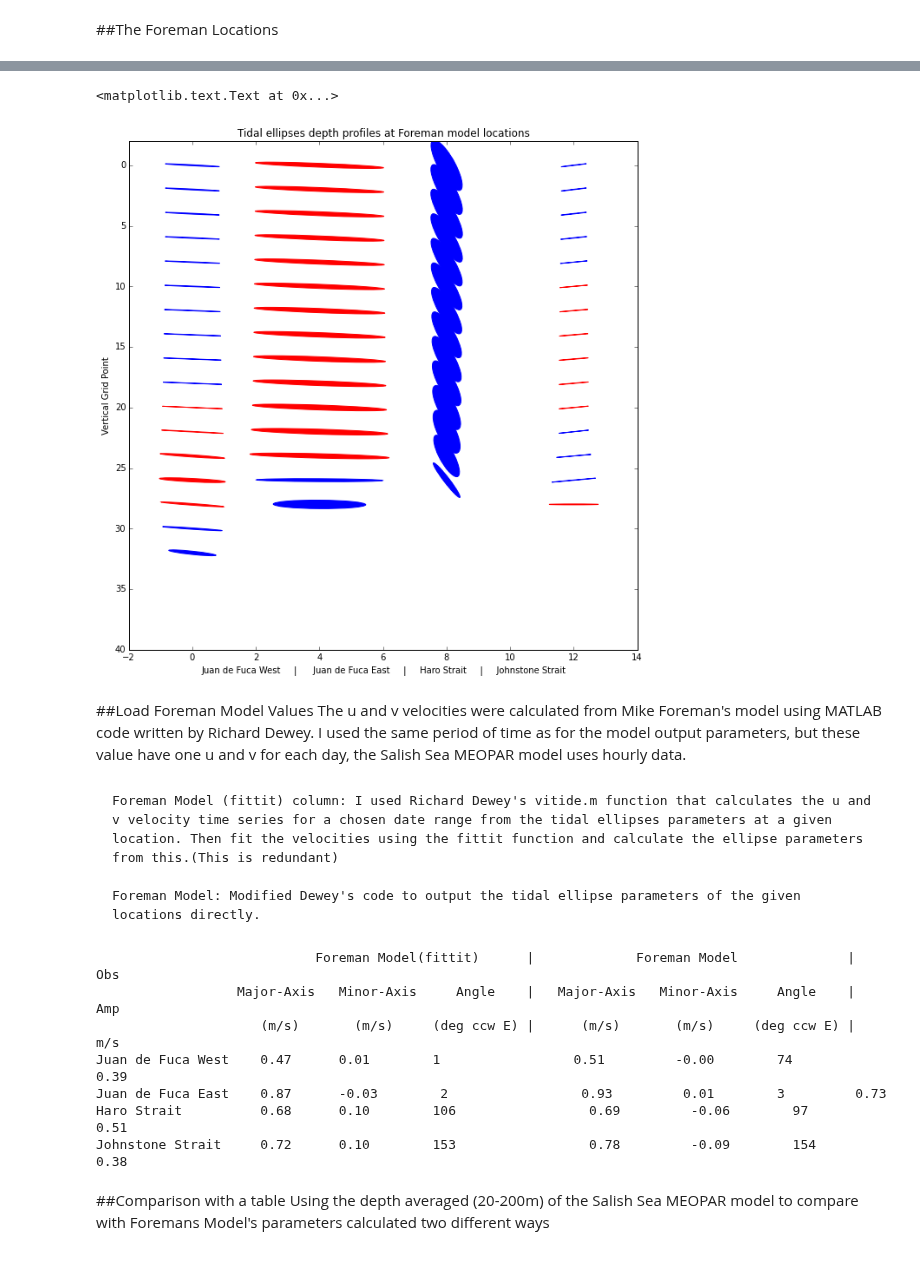
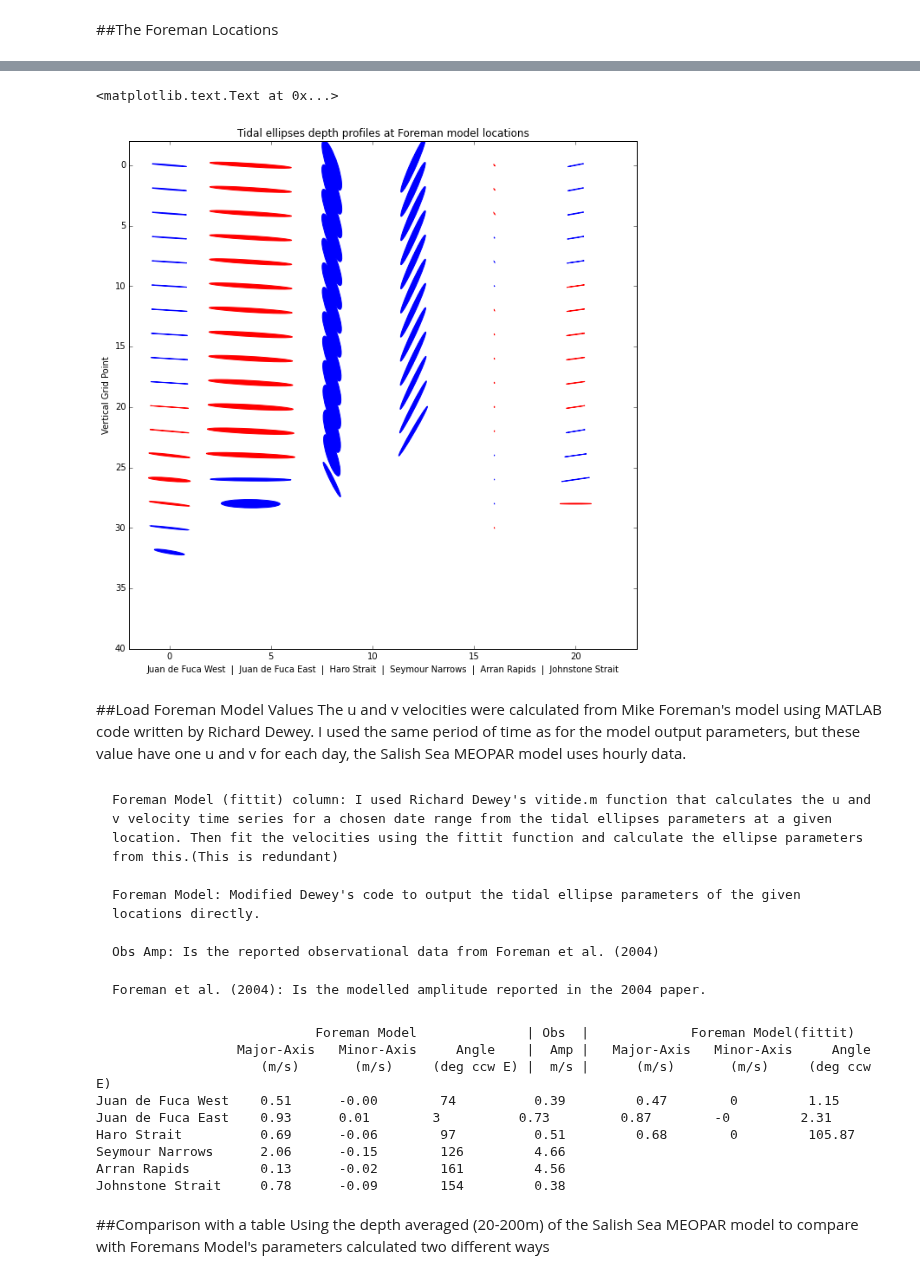
Before and after one commit to SalishSeaCast/analysis, a Jupyter notebook: Muriel/EllipsesCompaisonswithForemanModel.ipynb, the cells around one changed output, grey strips where cells are left out. Saved outputs shown, nothing was run; the diff lists cells and outputs as text; code cells hidden in the pictures.

```diff
--- a/Muriel/EllipsesCompaisonswithForemanModel.ipynb
+++ b/Muriel/EllipsesCompaisonswithForemanModel.ipynb
@@ -29,20 +29,20 @@ bathy = grid_B.variables['Bathymetry'][:,:]
 7 months of data takes a long time to compile therefore the paramters have been saved into files in this [notebook](http://nbviewer.ipython.org/urls/bitbucket.org/salishsea/analysis/raw/tip/Muriel/SaveTidalParameters.ipynb). In the cells below we will load the ellipse parameters into a matrix with all the M2 and K1 parameters at Haro Strait, Juan de Fuca West and Eastm Johnstone Strait and at Arran Rapids.
 # %%
 to = datetime.datetime(2014,11,26)
-tf = datetime.datetime(2015, 6, 24)
+tf = datetime.datetime(2015, 6, 29)
 
 t_o = to.strftime('%d%b%y').lower()
 t_f = tf.strftime('%d%b%y').lower()
 
-loc = ['JuanW', 'JuanE', 'Haro', 'JS']
-count = np.arange(0,5)
-params = np.zeros((4,39,5))
-params_av = np.zeros((4,8))
+loc = ['JuanW', 'JuanE', 'Haro','SN','AR', 'JS']
+count = np.arange(0,6)
+params = np.zeros((6,39,5))
+params_av = np.zeros((6,8))
 cols=np.arange(0,5)
 
 for i,j in zip(loc,count):
     runname1 = '{}_{}_{}'.format(t_o, t_f, i)
-    runname2 = '{}_{}_{}_depav(20-200)'.format(t_o, t_f, i)
+    runname2 = '{}_{}_{}_depav(0-400)'.format(t_o, t_f, i)
     df1 = pd.read_csv(runname1+'.csv', usecols=cols)
     df2 = pd.read_csv(runname2+'.csv', index_col=False)
     params[j,:,:] = df1.as_matrix()
@@ -66,6 +62,14 @@ jJW=408
 iJE = 151
 jJE = 275
 
+#Seymour Narrows -- NOTE = Modified location to enable the tidal ellipse analysis
+iSN = 119
+jSN = 772
+
+#Arran Rapids -- NOTE = Modified location to enable the tidal ellipse analysis
+iAR = 191
+jAR = 813
+
 #Johnstone Strait
 iJS = 58
 jJS = 885
@@ -87,14 +91,13 @@ for q in np.arange(jmin-ex,jmax+ex):
     for l in np.arange(imin-ex,imax+ex):
         k[q,l] = q*np.cos(phi*np.pi/180.)+l*np.sin(phi*np.pi/180.)
         m[q,l] = -q*np.sin(phi*np.pi/180.)+l*np.cos(phi*np.pi/180.)
-scale = 100
-dep=10
+scale = 200
 
 #Making the ellipse for the Central node
 
-count = np.arange(0,4)
-i = (iJW, iJE, iH, iJS)
-j = (jJW, jJE, jH, jJS)
+count = np.arange(0,6)
+i = (iJW, iJE, iH, iSN, iAR, iJS)
+j = (jJW, jJE, jH, jSN, jAR, jJS)
 
 for loc, i, j in zip(count, i ,j):
     if params_av[loc,1] > 0:
@@ -143,30 +146,30 @@ red is clockwise
 # %%
 fig = plt.figure(figsize=(10.5,10.5))
 ax = fig.add_subplot(111)
 scale = 5
 interval = 2
 
-for loc in np.arange(0,4):
+for loc in np.arange(0,6):
     for dep in np.arange(0,40,interval):
         if params[loc,dep,2] > 0:
             thec = 'b'
         else:
             thec = 'r'
         ells = Ellipse(xy=(loc*4,dep), width=scale*params[loc,dep,1],
                             height=scale*params[loc,dep,2], angle=params[loc,dep,3],
                             color=thec)
         ax.add_artist(ells)
         ells.set_facecolor(thec)
 
 ax.set_ylim(-2,40)
 ax.invert_yaxis()
-ax.set_xlim(-2,14)
+ax.set_xlim(-2,23)
 ax.set_title('Tidal ellipses depth profiles at Foreman model locations')
 ax.set_ylabel('Vertical Grid Point')
-ax.set_xlabel('Juan de Fuca West     |      Juan de Fuca East     |     Haro Strait     |     Johnstone Strait ')
+ax.set_xlabel('Juan de Fuca West  |  Juan de Fuca East  |  Haro Strait  |  Seymour Narrows  |  Arran Rapids  |  Johnstone Strait')
 # %% [output]
 <matplotlib.text.Text at 0x...>
-[figure, old version]
+[figure, new version]
 # %% [markdown]
 ##Load Foreman Model Values
 The u and v velocities were calculated from Mike Foreman's model using MATLAB code written by Richard Dewey.
@@ -198,22 +201,32 @@ obs_pha = [294, 304, 312, 88]
     Foreman Model (fittit) column: I used Richard Dewey's vitide.m function that calculates the u and v velocity time series for a chosen date range from the tidal ellipses parameters at a given location. Then fit the velocities using the fittit function and calculate the ellipse parameters from this.(This is redundant)
 
     Foreman Model: Modified Dewey's code to output the tidal ellipse parameters of the given locations directly.
+
+    Obs Amp: Is the reported observational data from Foreman et al. (2004)
+
+    Foreman et al. (2004): Is the modelled amplitude reported in the 2004 paper.
 # %%
-print "                            Foreman Model(fittit)      |             Foreman Model              |   Obs"
-print "                  Major-Axis   Minor-Axis     Angle    |   Major-Axis   Minor-Axis     Angle    |  Amp"
-print "                     (m/s)       (m/s)     (deg ccw E) |      (m/s)       (m/s)     (deg ccw E) |  m/s"
+print "                            Foreman Model              | Obs  |             Foreman Model(fittit)      "
+print "                  Major-Axis   Minor-Axis     Angle    |  Amp |   Major-Axis   Minor-Axis     Angle    "
+print "                     (m/s)       (m/s)     (deg ccw E) |  m/s |      (m/s)       (m/s)     (deg ccw E) "
 
 for name, i in zip(loc, k):
-    print '%-20s {0:.2f}      {1:.2f}        {2:.0f}                 {3:.2f}         {4:.2f}        {5:.0f}         {6:.2f}'.format(
-              params_f[i,0], params_f[i,1], params_f[i,2], param_mat[i,0], param_mat[i,1], param_mat[i,2], obs_amp[i]) %name
+    if params_f[i,0] ==0:
+        print '%-20s {0:.2f}      {1:.2f}        {2:.0f}         {3:.2f}  '.format(
+            param_mat[i,0], param_mat[i,1], param_mat[i,2], obs_amp[i]) %name
+    else:
+        print '%-20s {0:.2f}      {1:.2f}        {2:.0f}          {3:.2f}         {4:.2f}        {5:.0f}         {6:.2f}'.format(
+               param_mat[i,0], param_mat[i,1], param_mat[i,2], obs_amp[i], params_f[i,0], params_f[i,1], params_f[i,2]) %name
 # %% [output]
-                            Foreman Model(fittit)      |             Foreman Model              |   Obs
-                  Major-Axis   Minor-Axis     Angle    |   Major-Axis   Minor-Axis     Angle    |  Amp
-                     (m/s)       (m/s)     (deg ccw E) |      (m/s)       (m/s)     (deg ccw E) |  m/s
-Juan de Fuca West    0.47      0.01        1                 0.51         -0.00        74         0.39
-Juan de Fuca East    0.87      -0.03        2                 0.93         0.01        3         0.73
-Haro Strait          0.68      0.10        106                 0.69         -0.06        97         0.51
-Johnstone Strait     0.72      0.10        153                 0.78         -0.09        154         0.38
+                            Foreman Model              | Obs  |             Foreman Model(fittit)
+                  Major-Axis   Minor-Axis     Angle    |  Amp |   Major-Axis   Minor-Axis     Angle
+                     (m/s)       (m/s)     (deg ccw E) |  m/s |      (m/s)       (m/s)     (deg ccw E)
+Juan de Fuca West    0.51      -0.00        74          0.39         0.47        0         1.15
+Juan de Fuca East    0.93      0.01        3          0.73         0.87        -0         2.31
+Haro Strait          0.69      -0.06        97          0.51         0.68        0         105.87
+Seymour Narrows      2.06      -0.15        126         4.66
+Arran Rapids         0.13      -0.02        161         4.56
+Johnstone Strait     0.78      -0.09        154         0.38
 # %% [markdown]
 ##Comparison with a table
 Using the depth averaged (20-200m) of the Salish Sea MEOPAR model to compare with Foremans Model's parameters calculated two different ways
```
Also changed, not shown: parts of 9 cells of this notebook.
